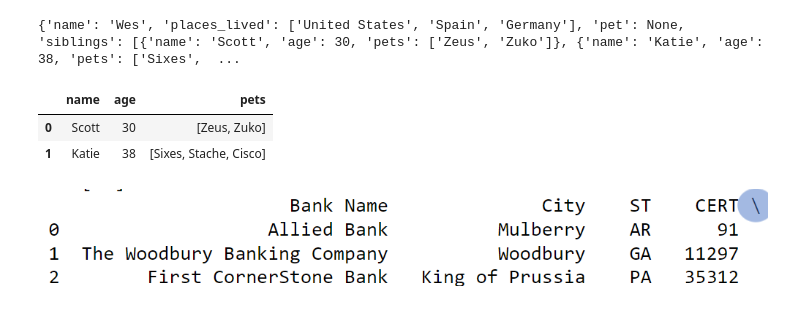
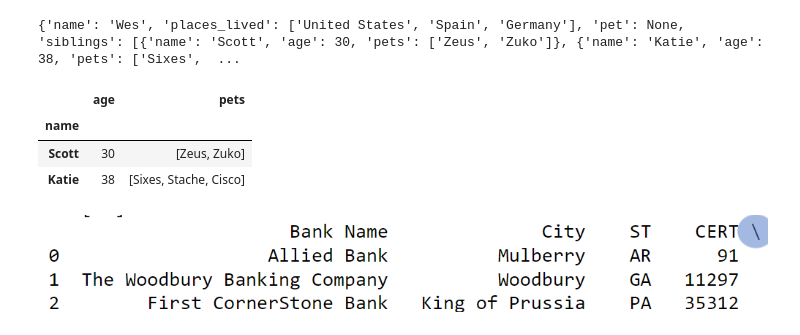
Before and after one commit to hyeon-BL/recording_study, a Jupyter notebook: Data_Science(2-1)/Week5/pandas.ipynb, the cells around one changed output. Saved outputs shown, nothing was run; the diff lists cells and outputs as text; code cells hidden in the pictures.

```diff
--- a/Data_Science(2-1)/Week5/pandas.ipynb
+++ b/Data_Science(2-1)/Week5/pandas.ipynb
@@ -88,11 +89,14 @@ asjson = json.dumps(result['siblings']) # 파이썬 객체를 json으로 변환
 {'name': 'Wes', 'places_lived': ['United States', 'Spain', 'Germany'], 'pet': None, 'siblings': [{'name': 'Scott', 'age': 30, 'pets': ['Zeus', 'Zuko']}, {'name': 'Katie', 'age': 38, 'pets': ['Sixes',  ...
 # %%
 data = pd.read_json(asjson) # json파일을 DataFrame으로 변환
+data.index = data['name'] # index를 name으로 지정
+data.drop('name', axis=1, inplace=True) # name 열을 삭제
 data
 # %% [output]
-|  | name | age | pets |
-| 0 | Scott | 30 | [Zeus, Zuko] |
-| 1 | Katie | 38 | [Sixes, Stache, Cisco] |
+|  | age | pets |
+| name |  |  |
+| Scott | 30 | [Zeus, Zuko] |
+| Katie | 38 | [Sixes, Stache, Cisco] |
 # %%
 tables = pd.read_html('document.html') # html파일을 DataFrame으로 변환
 print(len(tables)) # 테이블의 개수
```
Also changed, not shown: parts of 2 cells of this notebook.
